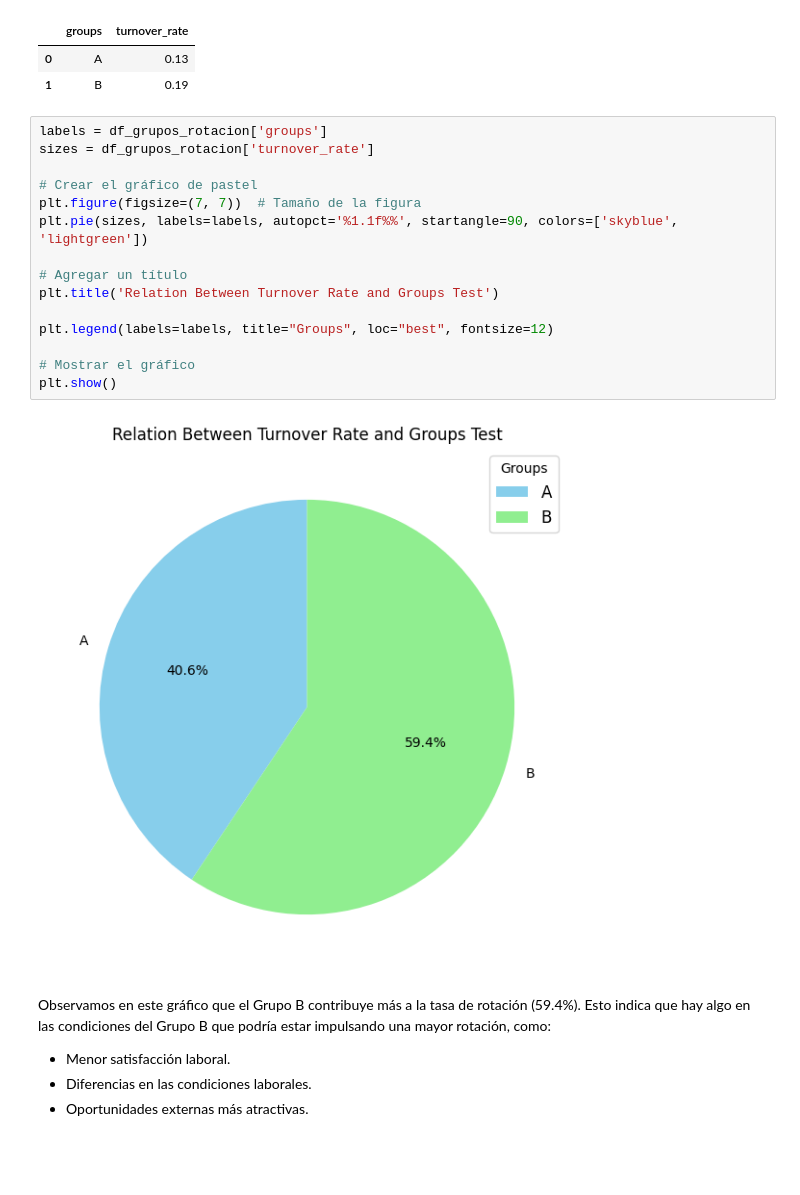
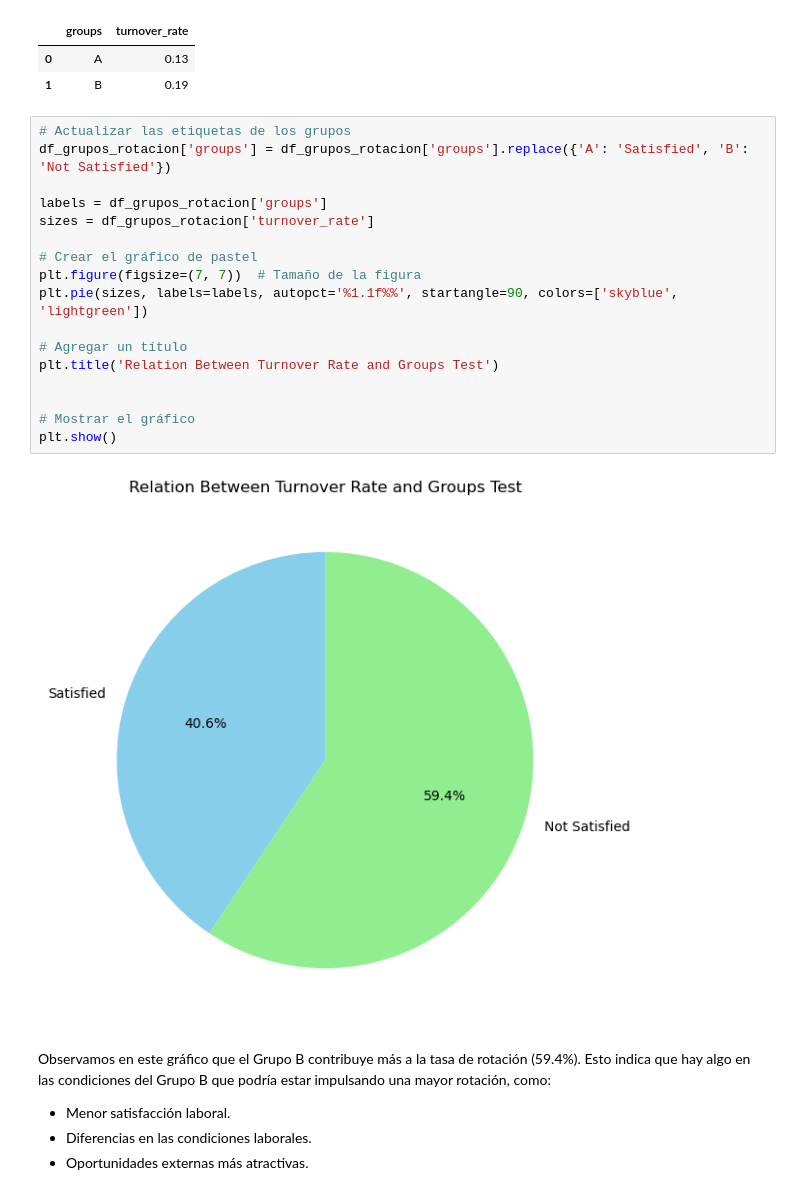
Before and after one commit to VeroSanchezO/proyecto-da-promo-k-modulo-3-team-5, a Jupyter notebook: notebooks/Fase_4_Problema_de_AB_testing.ipynb, the cells around one changed output. Cells and saved outputs as stored; diff of their text form; blank space fills up the shorter version.

```diff
--- a/notebooks/Fase_4_Problema_de_AB_testing.ipynb
+++ b/notebooks/Fase_4_Problema_de_AB_testing.ipynb
@@ -303,22 +303,24 @@ df_grupos_rotacion
 | 0 | A | 0.13 |
 | 1 | B | 0.19 |
 # %%
+# Actualizar las etiquetas de los grupos
+df_grupos_rotacion['groups'] = df_grupos_rotacion['groups'].replace({'A': 'Satisfied', 'B': 'Not Satisfied'})
+
 labels = df_grupos_rotacion['groups']
 sizes = df_grupos_rotacion['turnover_rate']
 
 # Crear el gráfico de pastel
 plt.figure(figsize=(7, 7))  # Tamaño de la figura
 plt.pie(sizes, labels=labels, autopct='%1.1f%%', startangle=90, colors=['skyblue', 'lightgreen'])
 
 # Agregar un título
 plt.title('Relation Between Turnover Rate and Groups Test')
 
-plt.legend(labels=labels, title="Groups", loc="best", fontsize=12)
 
 # Mostrar el gráfico
 plt.show()
 # %% [output]
-[figure, old version]
+[figure, new version]
 # %% [markdown]
 Observamos en este gráfico que el Grupo B contribuye más a la tasa de rotación (59.4%). Esto indica que hay algo en las condiciones del Grupo B que podría estar impulsando una mayor rotación, como:
 - Menor satisfacción laboral.
```
Also changed, not shown: parts of 11 cells of this notebook.
